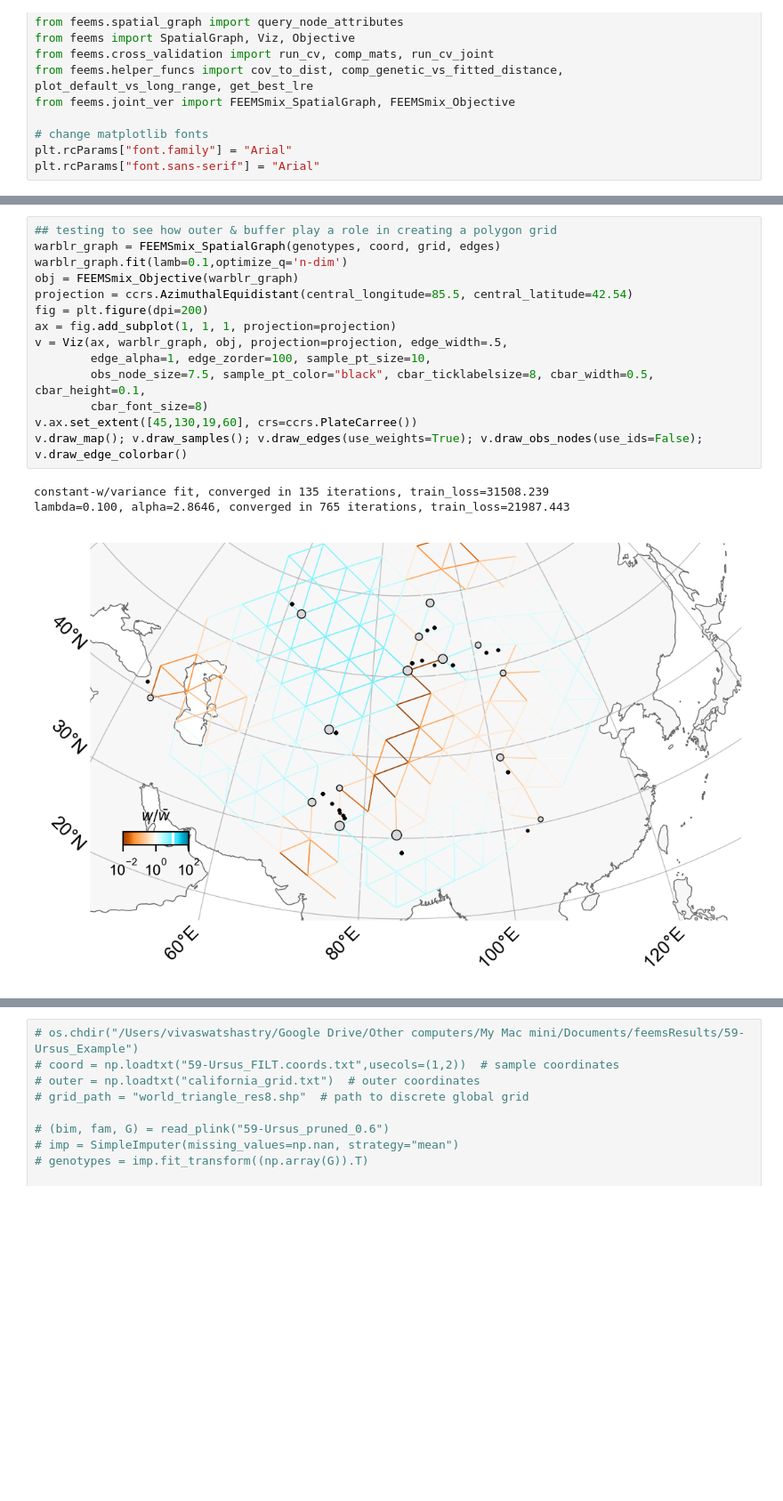
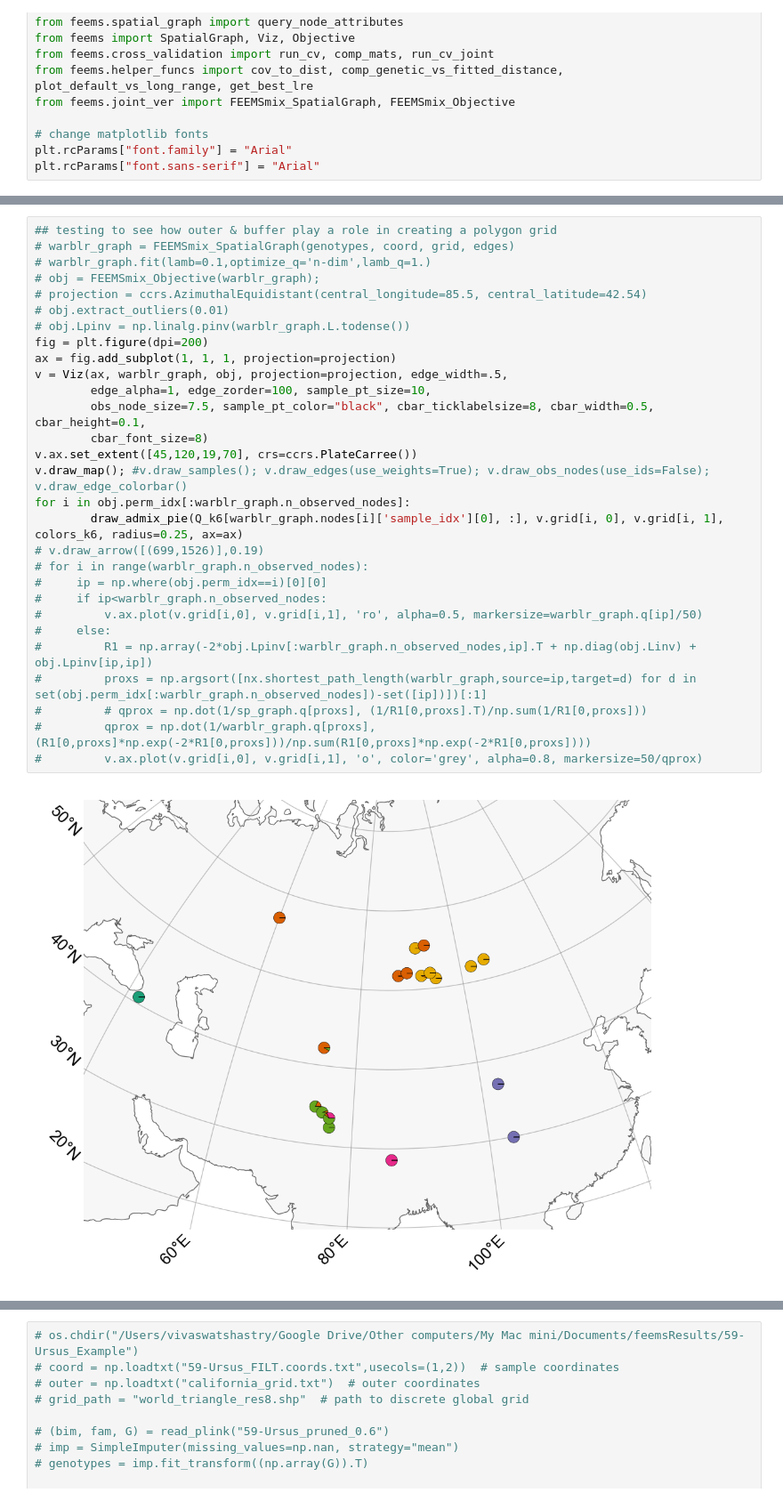
Before and after one commit to NovembreLab/feems, a Jupyter notebook: docs/notebooks/empirical-warblers.ipynb, the cells around one changed output, grey strips where cells are left out. Shown at 89% size. Cells and saved outputs as stored; diff of their text form; blank space fills up the shorter version.

```diff
--- a/docs/notebooks/empirical-warblers.ipynb
+++ b/docs/notebooks/empirical-warblers.ipynb
@@ -57,18 +71,31 @@ genotypes = np.loadtxt('genotypes_ESM13.csv',skiprows=0,delimiter=' ')
 # %%
 ## testing to see how outer & buffer play a role in creating a polygon grid
-warblr_graph = FEEMSmix_SpatialGraph(genotypes, coord, grid, edges)
-warblr_graph.fit(lamb=0.1,optimize_q='n-dim')
-obj = FEEMSmix_Objective(warblr_graph)
-projection = ccrs.AzimuthalEquidistant(central_longitude=85.5, central_latitude=42.54)
+# warblr_graph = FEEMSmix_SpatialGraph(genotypes, coord, grid, edges)
+# warblr_graph.fit(lamb=0.1,optimize_q='n-dim',lamb_q=1.)
+# obj = FEEMSmix_Objective(warblr_graph);
+# projection = ccrs.AzimuthalEquidistant(central_longitude=85.5, central_latitude=42.54)
+# obj.extract_outliers(0.01)
+# obj.Lpinv = np.linalg.pinv(warblr_graph.L.todense())
 fig = plt.figure(dpi=200)
 ax = fig.add_subplot(1, 1, 1, projection=projection)
 v = Viz(ax, warblr_graph, obj, projection=projection, edge_width=.5,
         edge_alpha=1, edge_zorder=100, sample_pt_size=10,
         obs_node_size=7.5, sample_pt_color="black", cbar_ticklabelsize=8, cbar_width=0.5, cbar_height=0.1,
         cbar_font_size=8)
-v.ax.set_extent([45,130,19,60], crs=ccrs.PlateCarree())
-v.draw_map(); v.draw_samples(); v.draw_edges(use_weights=True); v.draw_obs_nodes(use_ids=False); v.draw_edge_colorbar()
+v.ax.set_extent([45,120,19,70], crs=ccrs.PlateCarree())
+v.draw_map(); #v.draw_samples(); v.draw_edges(use_weights=True); v.draw_obs_nodes(use_ids=False); v.draw_edge_colorbar()
+for i in obj.perm_idx[:warblr_graph.n_observed_nodes]:
+        draw_admix_pie(Q_k6[warblr_graph.nodes[i]['sample_idx'][0], :], v.grid[i, 0], v.grid[i, 1], colors_k6, radius=0.25, ax=ax)
+# v.draw_arrow([(699,1526)],0.19)
+# for i in range(warblr_graph.n_observed_nodes):
+#     ip = np.where(obj.perm_idx==i)[0][0]
+#     if ip<warblr_graph.n_observed_nodes:
+#         v.ax.plot(v.grid[i,0], v.grid[i,1], 'ro', alpha=0.5, markersize=warblr_graph.q[ip]/50)
+#     else:
+#         R1 = np.array(-2*obj.Lpinv[:warblr_graph.n_observed_nodes,ip].T + np.diag(obj.Linv) + obj.Lpinv[ip,ip])
+#         proxs = np.argsort([nx.shortest_path_length(warblr_graph,source=ip,target=d) for d in set(obj.perm_idx[:warblr_graph.n_observed_nodes])-set([ip])])[:1]
+#         # qprox = np.dot(1/sp_graph.q[proxs], (1/R1[0,proxs].T)/np.sum(1/R1[0,proxs]))
+#         qprox = np.dot(1/warblr_graph.q[proxs], (R1[0,proxs]*np.exp(-2*R1[0,proxs]))/np.sum(R1[0,proxs]*np.exp(-2*R1[0,proxs])))
+#         v.ax.plot(v.grid[i,0], v.grid[i,1], 'o', color='grey', alpha=0.8, markersize=50/qprox)
 # %% [output]
-constant-w/variance fit, converged in 135 iterations, train_loss=31508.239
-lambda=0.100, alpha=2.8646, converged in 765 iterations, train_loss=21987.443
-[figure, old version]
+[figure, new version]
```
Also changed, not shown: parts of 18 cells of this notebook, 8 other files.
